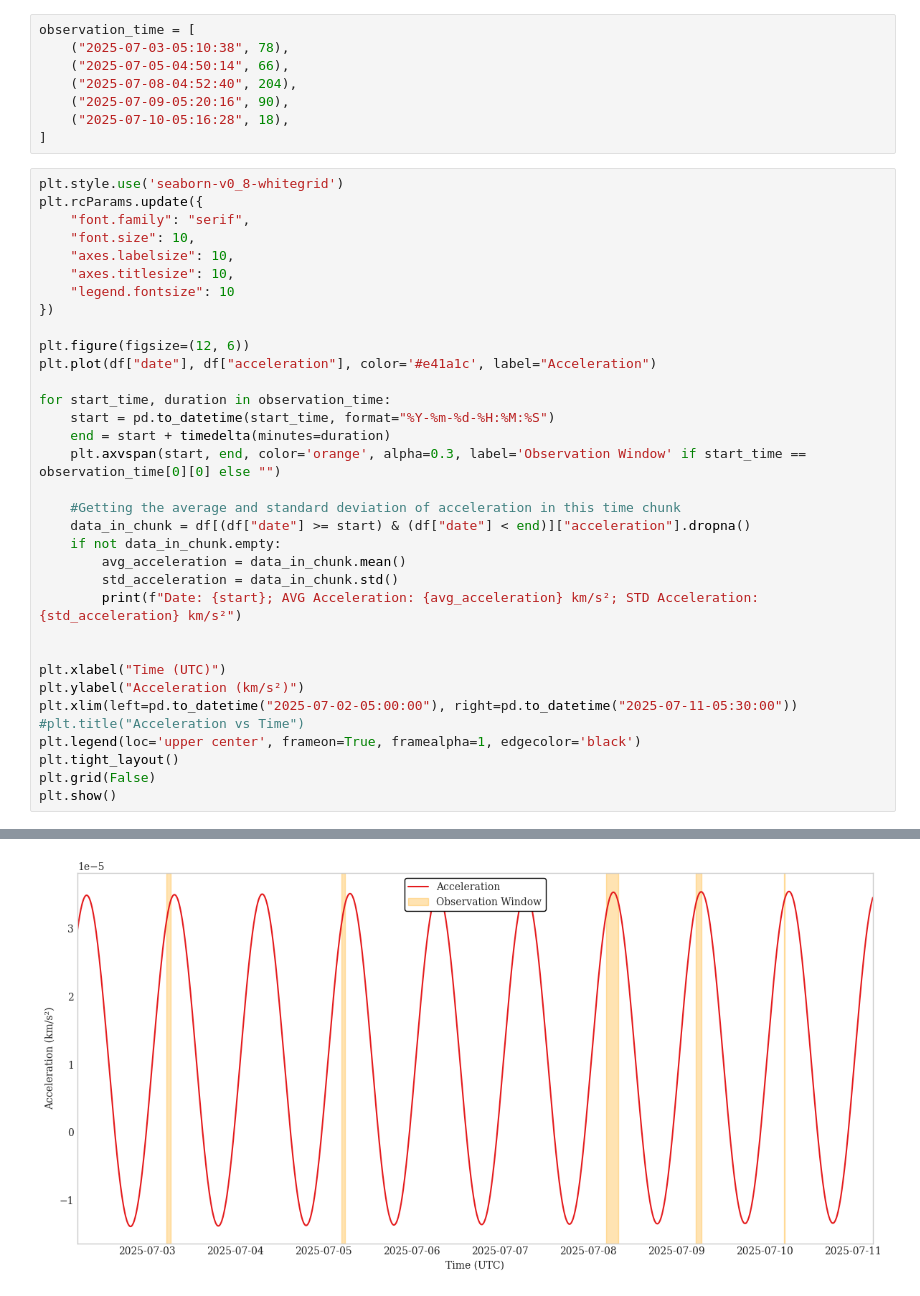
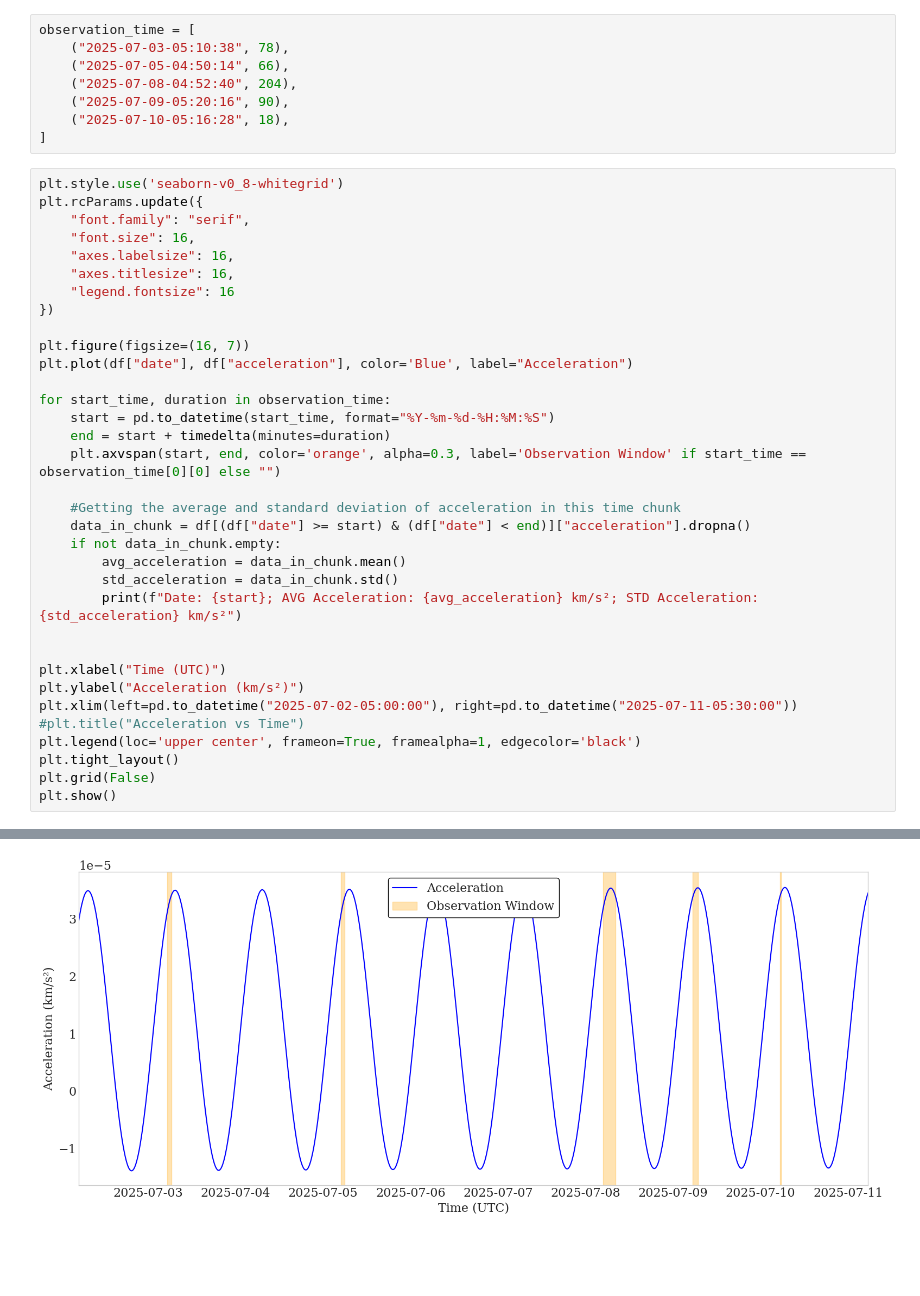
Before and after one commit to valegl04/BL_ATA_Alerts, a Jupyter notebook: ATA/deldot_acceleration.ipynb, the cells around one changed output, grey strips where cells are left out. Saved outputs shown, nothing was run; the diff lists cells and outputs as text; blank space fills up the shorter version.

```diff
--- a/ATA/deldot_acceleration.ipynb
+++ b/ATA/deldot_acceleration.ipynb
@@ -69,40 +69,40 @@ observation_time = [
 plt.style.use('seaborn-v0_8-whitegrid')
 plt.rcParams.update({
     "font.family": "serif",
-    "font.size": 10,
-    "axes.labelsize": 10,
-    "axes.titlesize": 10,
-    "legend.fontsize": 10
+    "font.size": 16,
+    "axes.labelsize": 16,
+    "axes.titlesize": 16,
+    "legend.fontsize": 16
 })
 
-plt.figure(figsize=(12, 6))
-plt.plot(df["date"], df["acceleration"], color='#e41a1c', label="Acceleration")
+plt.figure(figsize=(16, 7))
+plt.plot(df["date"], df["acceleration"], color='Blue', label="Acceleration")
 
 for start_time, duration in observation_time:
     start = pd.to_datetime(start_time, format="%Y-%m-%d-%H:%M:%S")
     end = start + timedelta(minutes=duration)
     plt.axvspan(start, end, color='orange', alpha=0.3, label='Observation Window' if start_time == observation_time[0][0] else "")
 
     #Getting the average and standard deviation of acceleration in this time chunk
     data_in_chunk = df[(df["date"] >= start) & (df["date"] < end)]["acceleration"].dropna()
     if not data_in_chunk.empty:
         avg_acceleration = data_in_chunk.mean()
         std_acceleration = data_in_chunk.std()
         print(f"Date: {start}; AVG Acceleration: {avg_acceleration} km/s²; STD Acceleration: {std_acceleration} km/s²")
 
 
 plt.xlabel("Time (UTC)")
 plt.ylabel("Acceleration (km/s²)")
 plt.xlim(left=pd.to_datetime("2025-07-02-05:00:00"), right=pd.to_datetime("2025-07-11-05:30:00"))
 #plt.title("Acceleration vs Time")
 plt.legend(loc='upper center', frameon=True, framealpha=1, edgecolor='black')
 plt.tight_layout()
 plt.grid(False)
 plt.show()
 # %% [output]
 Date: 2025-07-03 05:10:38; AVG Acceleration: 3.2808247863248184e-05 km/s²; STD Acceleration: 9.85914540809184e-07 km/s²
 Date: 2025-07-05 04:50:14; AVG Acceleration: 3.235570707070621e-05 km/s²; STD Acceleration: 9.467378115454759e-07 km/s²
 Date: 2025-07-08 04:52:40; AVG Acceleration: 3.44853186274513e-05 km/s²; STD Acceleration: 8.945620206935841e-07 km/s²
 Date: 2025-07-09 05:20:16; AVG Acceleration: 3.48605555555563e-05 km/s²; STD Acceleration: 5.350421477561101e-07 km/s²
 Date: 2025-07-10 05:16:28; AVG Acceleration: 3.4134814814813625e-05 km/s²; STD Acceleration: 1.8761566269669944e-07 km/s²
-[figure, old version]
+[figure, new version]
```
Also changed, not shown: 3 other files.
